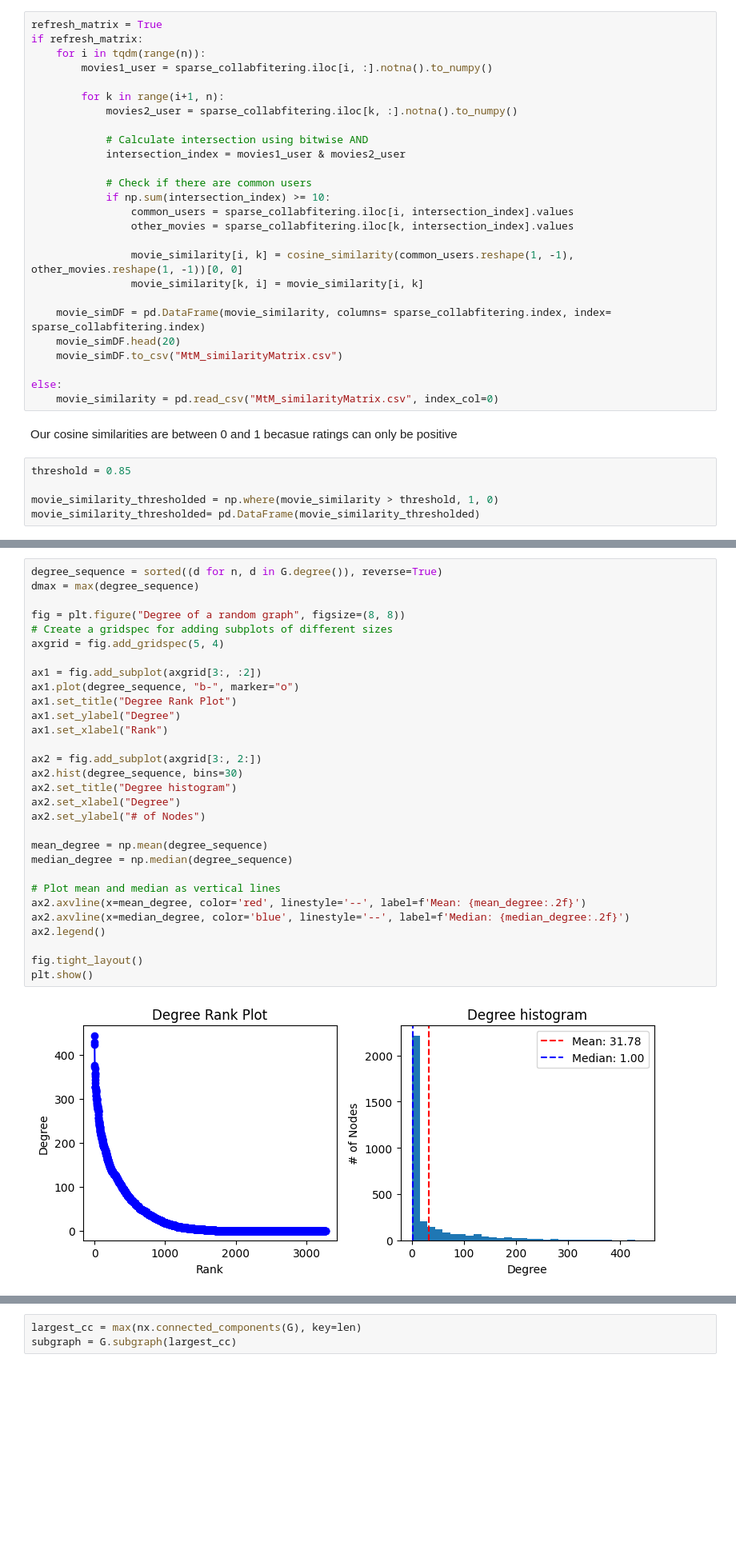
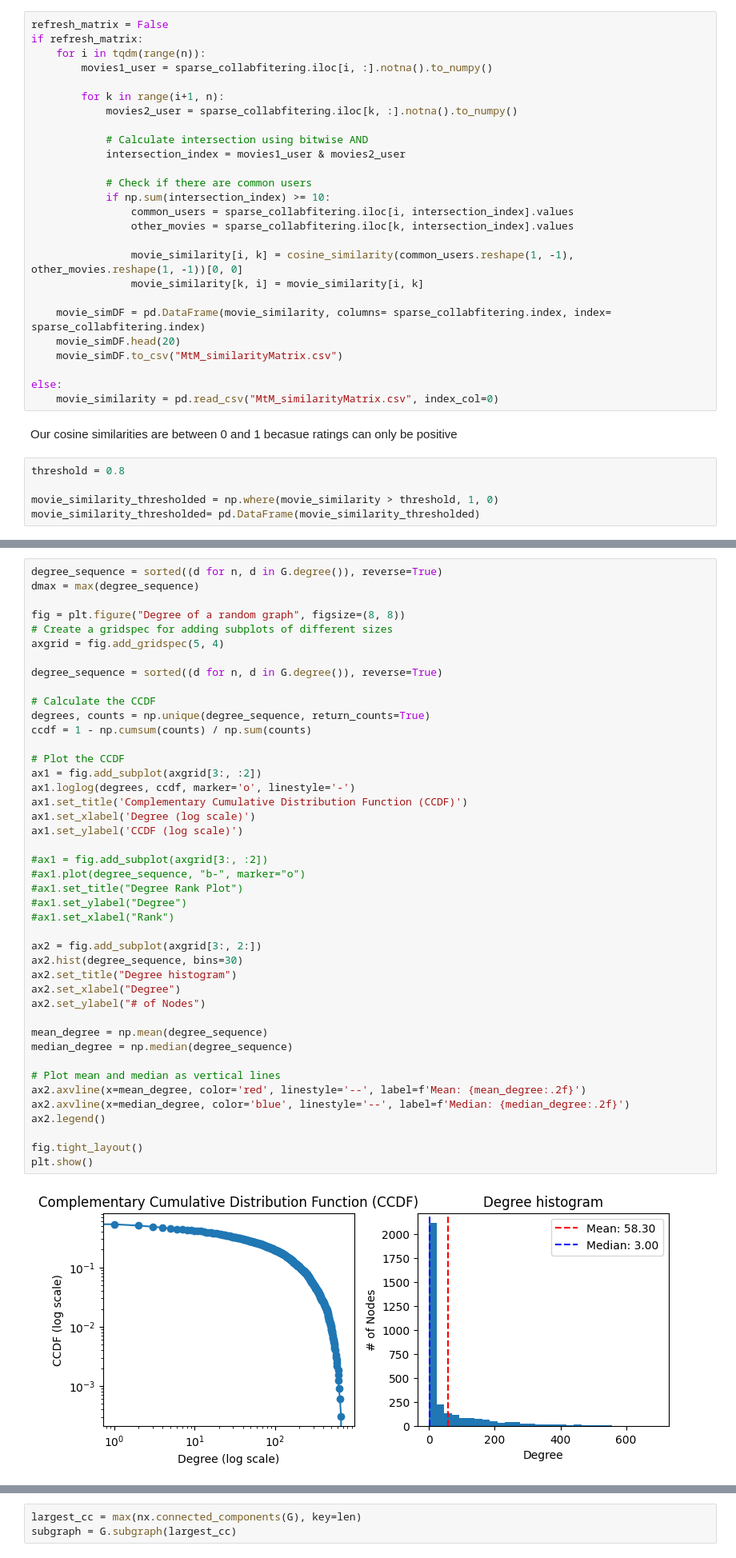
Before and after one commit to chenjoshua7/RecommendationSystems_NetworksFP, a Jupyter notebook: movie_network.ipynb, the cells around one changed output, grey strips where cells are left out. Shown at 80% size. Drawn from its saved outputs; the diff is of its cells as text; blank space fills up the shorter version.

```diff
--- a/movie_network.ipynb
+++ b/movie_network.ipynb
@@ -159,7 +159,7 @@ sparse_matrix = csr_matrix(sparse_collabfitering)
 n = len(sparse_collabfitering)
 movie_similarity = np.zeros((n, n))
 # %%
-refresh_matrix = True
+refresh_matrix = False
 if refresh_matrix:
     for i in tqdm(range(n)):
         movies1_user = sparse_collabfitering.iloc[i, :].notna().to_numpy()
@@ -187,7 +187,7 @@ else:
 # %% [markdown]
 Our cosine similarities are between 0 and 1 becasue ratings can only be positive
 # %%
-threshold = 0.85
+threshold = 0.8
 
 movie_similarity_thresholded = np.where(movie_similarity > threshold, 1, 0)
 movie_similarity_thresholded= pd.DataFrame(movie_similarity_thresholded)
@@ -199,35 +199,48 @@ Total Edges: 51909
 # %%
 degree_sequence = sorted((d for n, d in G.degree()), reverse=True)
 dmax = max(degree_sequence)
 
 fig = plt.figure("Degree of a random graph", figsize=(8, 8))
 # Create a gridspec for adding subplots of different sizes
 axgrid = fig.add_gridspec(5, 4)
 
+degree_sequence = sorted((d for n, d in G.degree()), reverse=True)
+
+# Calculate the CCDF
+degrees, counts = np.unique(degree_sequence, return_counts=True)
+ccdf = 1 - np.cumsum(counts) / np.sum(counts)
+
+# Plot the CCDF
 ax1 = fig.add_subplot(axgrid[3:, :2])
-ax1.plot(degree_sequence, "b-", marker="o")
-ax1.set_title("Degree Rank Plot")
-ax1.set_ylabel("Degree")
-ax1.set_xlabel("Rank")
+ax1.loglog(degrees, ccdf, marker='o', linestyle='-')
+ax1.set_title('Complementary Cumulative Distribution Function (CCDF)')
+ax1.set_xlabel('Degree (log scale)')
+ax1.set_ylabel('CCDF (log scale)')
+
+#ax1 = fig.add_subplot(axgrid[3:, :2])
+#ax1.plot(degree_sequence, "b-", marker="o")
+#ax1.set_title("Degree Rank Plot")
+#ax1.set_ylabel("Degree")
+#ax1.set_xlabel("Rank")
 
 ax2 = fig.add_subplot(axgrid[3:, 2:])
 ax2.hist(degree_sequence, bins=30)
 ax2.set_title("Degree histogram")
 ax2.set_xlabel("Degree")
 ax2.set_ylabel("# of Nodes")
 
 mean_degree = np.mean(degree_sequence)
 median_degree = np.median(degree_sequence)
 
 # Plot mean and median as vertical lines
 ax2.axvline(x=mean_degree, color='red', linestyle='--', label=f'Mean: {mean_degree:.2f}')
 ax2.axvline(x=median_degree, color='blue', linestyle='--', label=f'Median: {median_degree:.2f}')
 ax2.legend()
 
 fig.tight_layout()
 plt.show()
 # %% [output]
-[figure, old version]
+[figure, new version]
 # %%
 def plot_degree_histogram(g, normalized=True):
     print("Creating histogram...")
```
Also changed, not shown: parts of 8 cells of this notebook, 11 other files.
